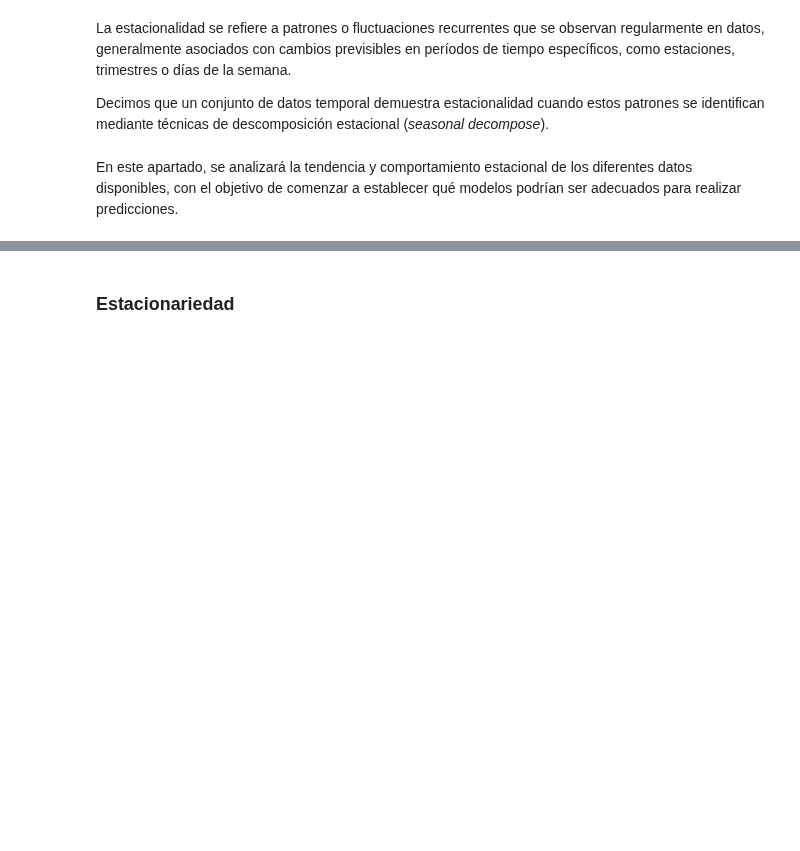
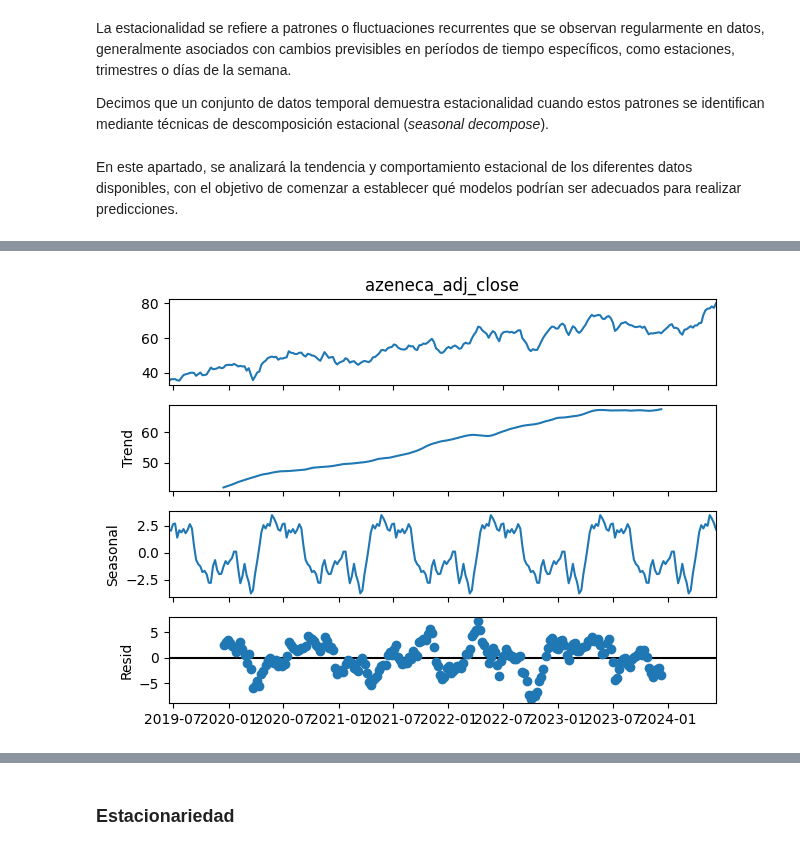
Before and after one commit to alu0101351773/TAAD_practicas, a Jupyter notebook: src/time_series.ipynb, the cells around one changed output, grey strips where cells are left out. Saved outputs shown, nothing was run; the diff lists cells and outputs as text; code cells hidden in the pictures; blank space fills up the shorter version.

```diff
--- a/src/time_series.ipynb
+++ b/src/time_series.ipynb
@@ -388,0 +385,6 @@ plt.show()
+# %%
+seasonal_decompose(combined_data['azeneca_adj_close'], model = 'aditive').plot()
+
+plt.show()
+# %% [output]
+[figure, added]
```
Also changed, not shown: parts of 40 cells of this notebook.
